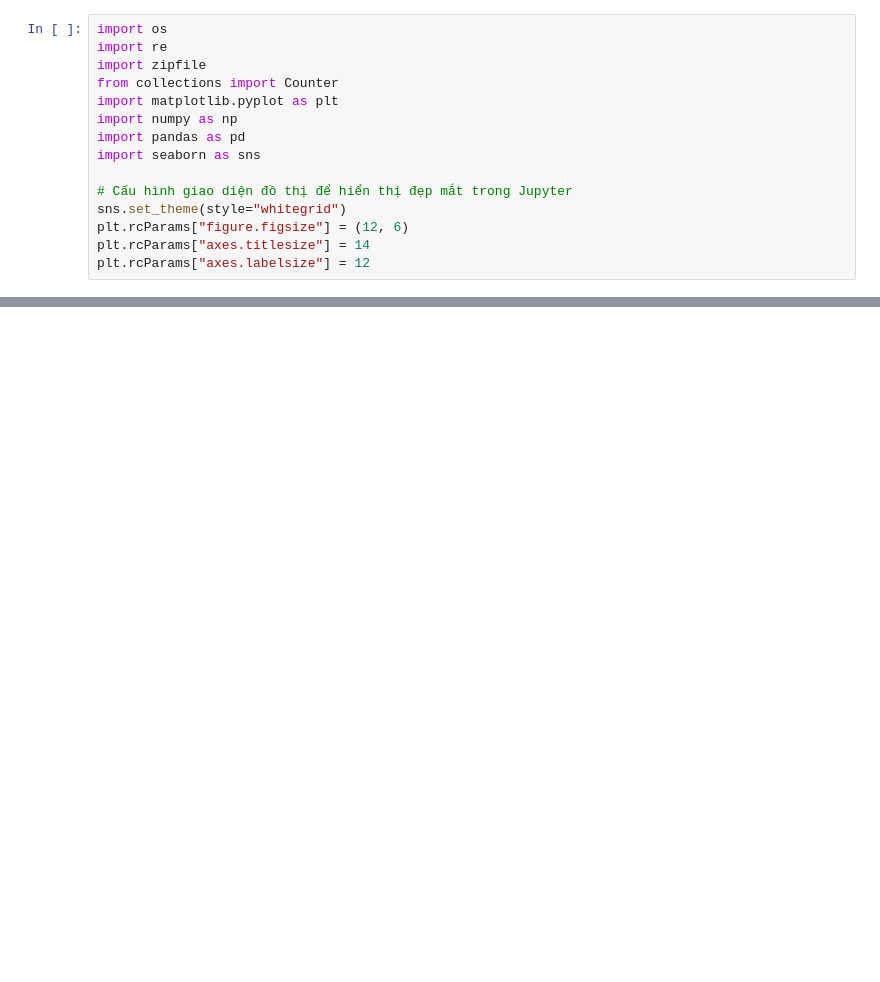
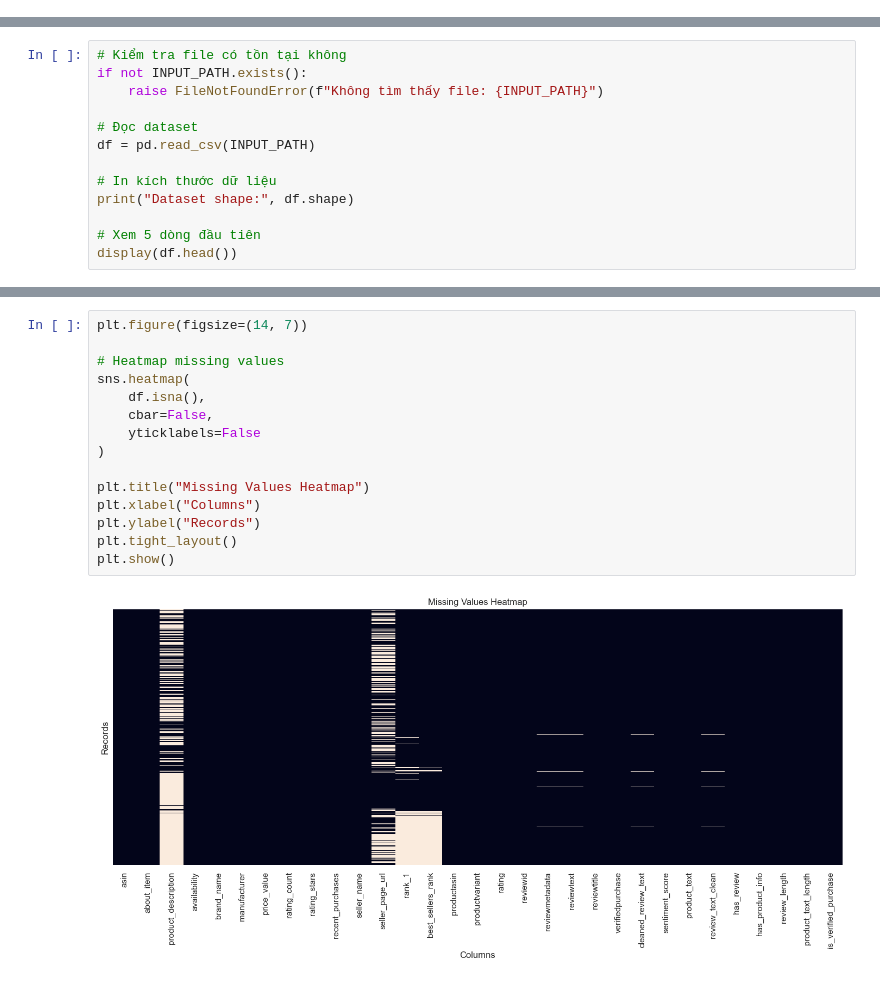
Before and after one commit to NguynnThah/CTD2026_DT049, a Jupyter notebook: notebooks/02_EDA.ipynb, the cells around one changed output, grey strips where cells are left out. Drawn from its saved outputs; the diff is of its cells as text; blank space fills up the shorter version.

```diff
--- a/notebooks/02_EDA.ipynb
+++ b/notebooks/02_EDA.ipynb
@@ -1,15 +0,0 @@
-# %%
-import os
-import re
-import zipfile
-from collections import Counter
-import matplotlib.pyplot as plt
-import numpy as np
-import pandas as pd
-import seaborn as sns
-
-# Cấu hình giao diện đồ thị để hiển thị đẹp mắt trong Jupyter
-sns.set_theme(style="whitegrid")
-plt.rcParams["figure.figsize"] = (12, 6)
-plt.rcParams["axes.titlesize"] = 14
-plt.rcParams["axes.labelsize"] = 12
@@ -458,0 +83,13 @@ print(
+# %%
+# Kiểm tra file có tồn tại không
+if not INPUT_PATH.exists():
+    raise FileNotFoundError(f"Không tìm thấy file: {INPUT_PATH}")
+
+# Đọc dataset
+df = pd.read_csv(INPUT_PATH)
+
+# In kích thước dữ liệu
+print("Dataset shape:", df.shape)
+
+# Xem 5 dòng đầu tiên
+display(df.head())
@@ -458,0 +297,17 @@ print(
+# %%
+plt.figure(figsize=(14, 7))
+
+# Heatmap missing values
+sns.heatmap(
+    df.isna(),
+    cbar=False,
+    yticklabels=False
+)
+
+plt.title("Missing Values Heatmap")
+plt.xlabel("Columns")
+plt.ylabel("Records")
+plt.tight_layout()
+plt.show()
+# %% [output]
+[figure, added]
```
Also changed, not shown: parts of 75 cells of this notebook.
